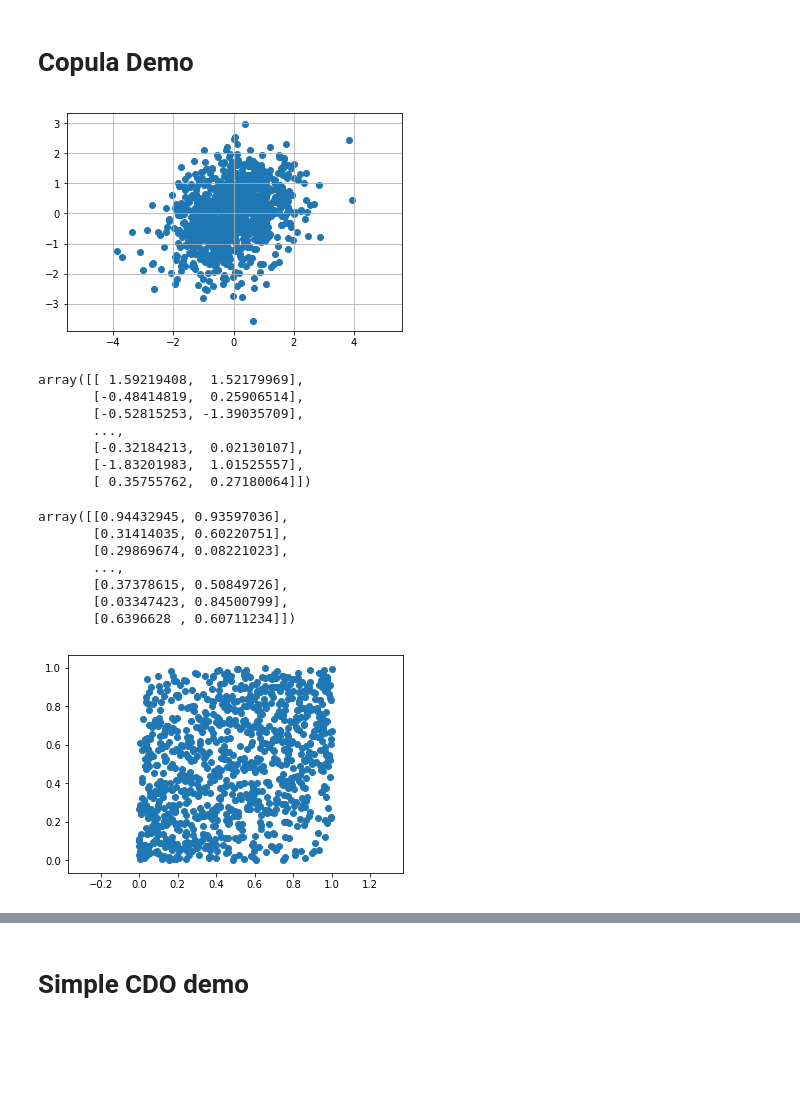
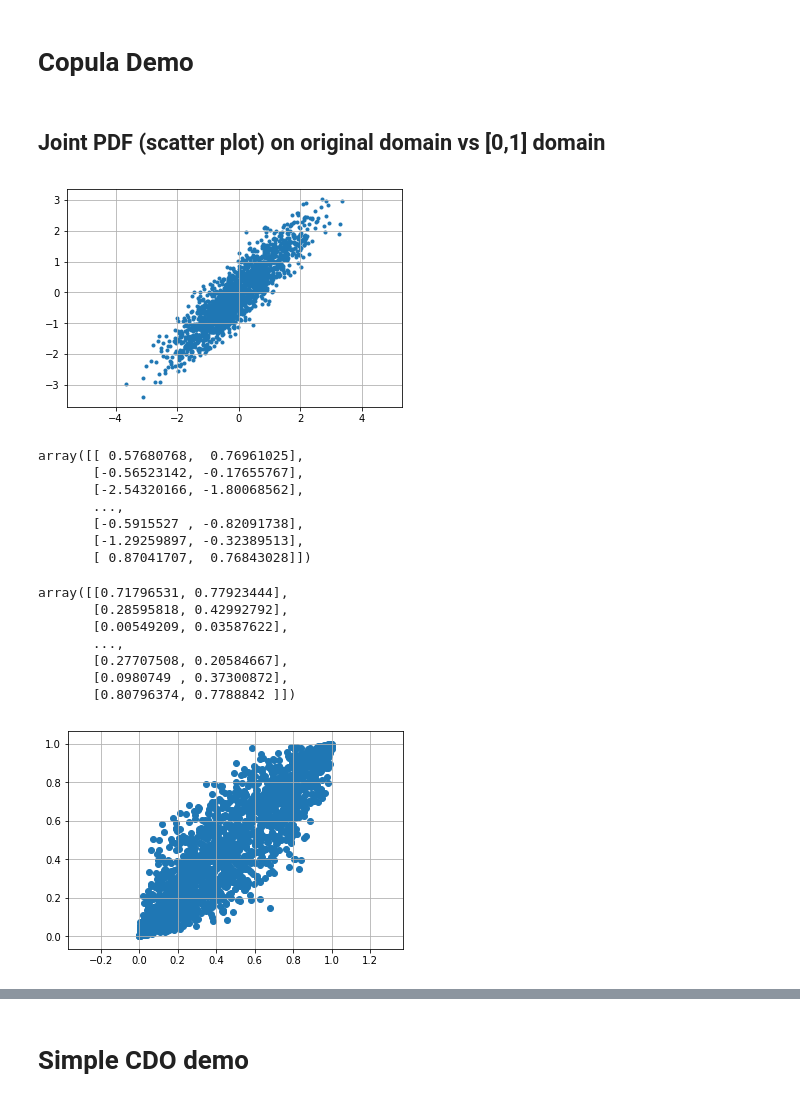
Before and after one commit to PHBS/ASP, a Jupyter notebook: py/Copula_Demo.ipynb, the cells around one changed output, grey strips where cells are left out. Drawn from its saved outputs; the diff is of its cells as text; code cells hidden in the pictures; blank space fills up the shorter version.

```diff
--- a/py/Copula_Demo.ipynb
+++ b/py/Copula_Demo.ipynb
@@ -4,43 +4,48 @@
 import numpy as np
 import matplotlib.pyplot as plt
 import scipy.stats as ss
+# %% [markdown]
+## Joint PDF (scatter plot) on original domain vs [0,1] domain
 # %%
-rho = 0.3
-Z2 = np.random.normal(size=(1000,2))
+n_pts = 2000
+rho = 0.9
+Z2 = np.random.normal(size=(n_pts,2))
 Z2[:,1] = Z2 @ np.array([rho, np.sqrt(1-rho**2)])
 # %%
 # Plot on the domain of normal distribution [-infty, infty]
-plt.scatter(Z2[:,0], Z2[:,1])
+plt.scatter(Z2[:,0], Z2[:,1],marker='.')
+plt.grid()
 plt.axis('equal')
-plt.grid()
 plt.show()
 # %% [output]
-[figure, old version]
+[figure, new version]
 # %%
 Z2
 # %% [output]
-array([[ 1.59219408,  1.52179969],
-       [-0.48414819,  0.25906514],
-       [-0.52815253, -1.39035709],
+array([[ 0.57680768,  0.76961025],
+       [-0.56523142, -0.17655767],
+       [-2.54320166, -1.80068562],
        ...,
-       [-0.32184213,  0.02130107],
-       [-1.83201983,  1.01525557],
-       [ 0.35755762,  0.27180064]])
+       [-0.5915527 , -0.82091738],
+       [-1.29259897, -0.32389513],
+       [ 0.87041707,  0.76843028]])
 # %%
 U2 = ss.norm.cdf(Z2)
 U2
 # %% [output]
-array([[0.94432945, 0.93597036],
-       [0.31414035, 0.60220751],
-       [0.29869674, 0.08221023],
+array([[0.71796531, 0.77923444],
+       [0.28595818, 0.42992792],
+       [0.00549209, 0.03587622],
        ...,
-       [0.37378615, 0.50849726],
-       [0.03347423, 0.84500799],
-       [0.6396628 , 0.60711234]])
+       [0.27707508, 0.20584667],
+       [0.0980749 , 0.37300872],
+       [0.80796374, 0.7788842 ]])
 # %%
 # Plot on the domain of uniform distribution [0,1]
 plt.scatter(U2[:,0], U2[:,1])
+plt.grid()
 plt.axis('equal')
+#plt.axis([0,1,0,1])
 plt.show()
 # %% [output]
-[figure, old version]
+[figure, new version]
```
Also changed, not shown: parts of 26 cells of this notebook.
